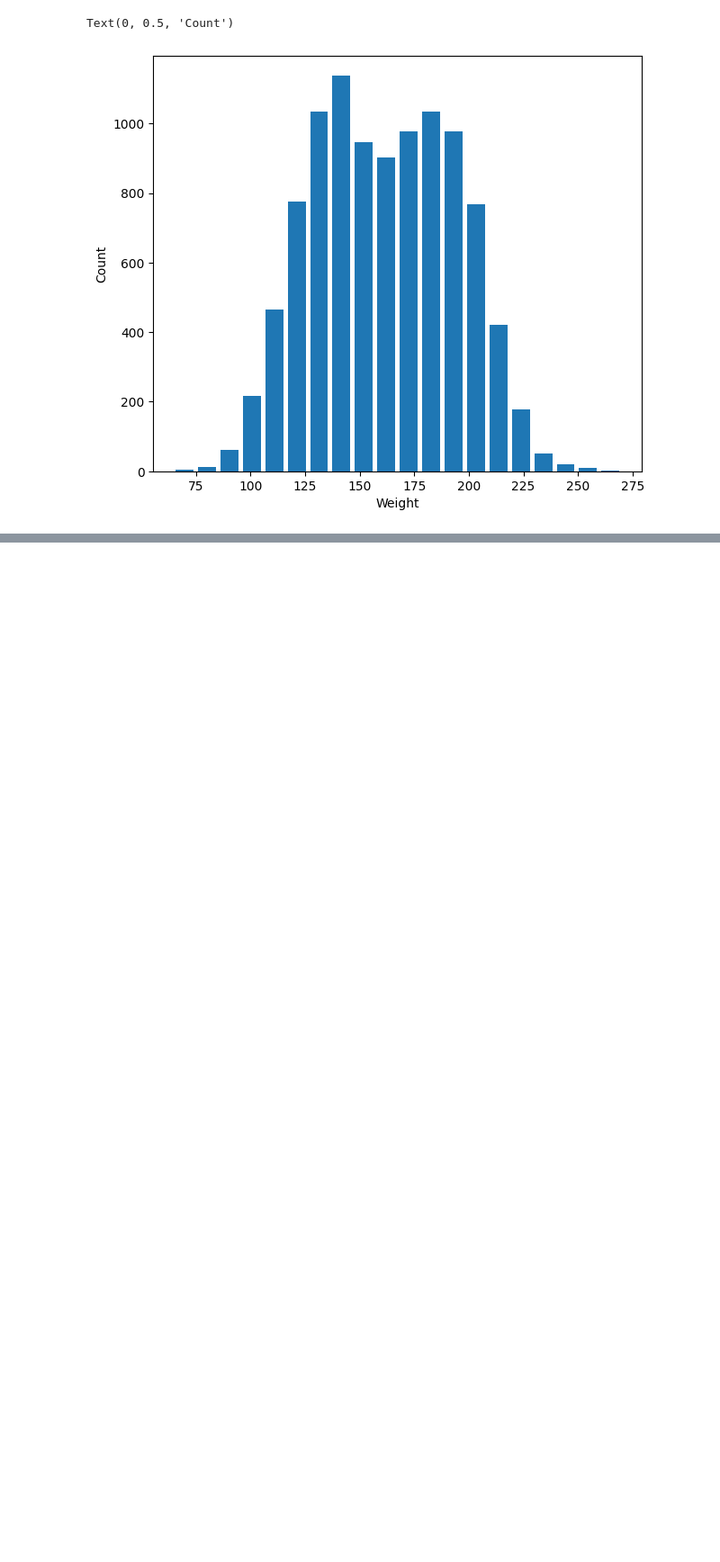
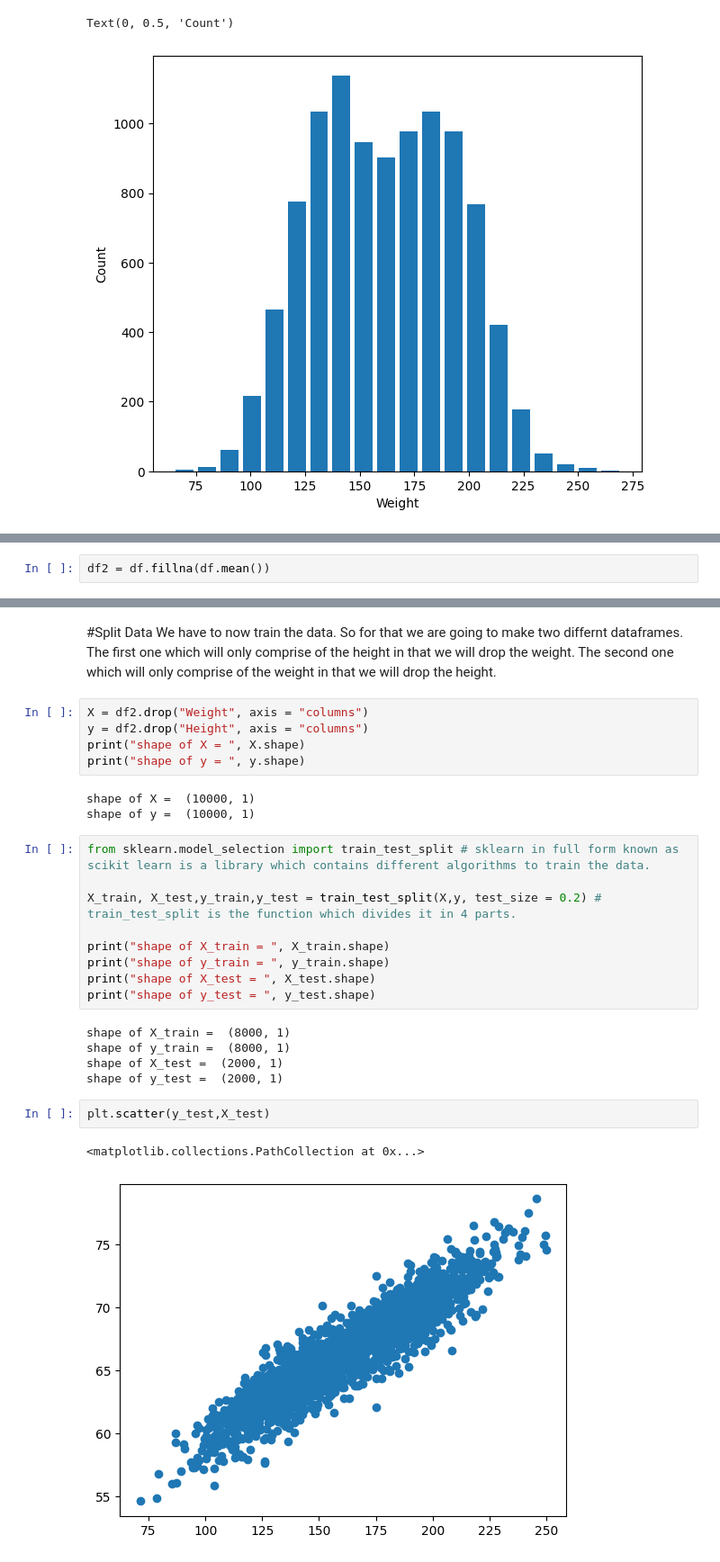
Before and after one commit to MDAnsaar25/Height-and-Weight-Prediction-of-Students, a Jupyter notebook: Height_and_Weight_Prediction.ipynb, the cells around one changed output, grey strips where cells are left out. Shown at 90% size. Saved outputs shown, nothing was run; the diff lists cells and outputs as text; blank space fills up the shorter version.

```diff
--- a/Height_and_Weight_Prediction.ipynb
+++ b/Height_and_Weight_Prediction.ipynb
@@ -89,0 +106,2 @@ Text(0, 0.5, 'Count')
+# %%
+df2 = df.fillna(df.mean())
@@ -89,0 +118,32 @@ Text(0, 0.5, 'Count')
+# %% [markdown]
+#Split Data
+We have to now train the data. So for that we are going to make two differnt dataframes.
+The first one which will only comprise of the height in that we will drop the weight.
+The second one which will only comprise of the weight in that we will drop the height.
+# %%
+X = df2.drop("Weight", axis = "columns")
+y = df2.drop("Height", axis = "columns")
+print("shape of X = ", X.shape)
+print("shape of y = ", y.shape)
+# %% [output]
+shape of X =  (10000, 1)
+shape of y =  (10000, 1)
+# %%
+from sklearn.model_selection import train_test_split # sklearn in full form known as scikit learn is a library which contains different algorithms to train the data.
+
+X_train, X_test,y_train,y_test = train_test_split(X,y, test_size = 0.2) # train_test_split is the function which divides it in 4 parts.
+
+print("shape of X_train = ", X_train.shape)
+print("shape of y_train = ", y_train.shape)
+print("shape of X_test = ", X_test.shape)
+print("shape of y_test = ", y_test.shape)
+# %% [output]
+shape of X_train =  (8000, 1)
+shape of y_train =  (8000, 1)
+shape of X_test =  (2000, 1)
+shape of y_test =  (2000, 1)
+# %%
+plt.scatter(y_test,X_test)
+# %% [output]
+<matplotlib.collections.PathCollection at 0x...>
+[figure, added]
```
Also changed, not shown: parts of 4 cells of this notebook.
